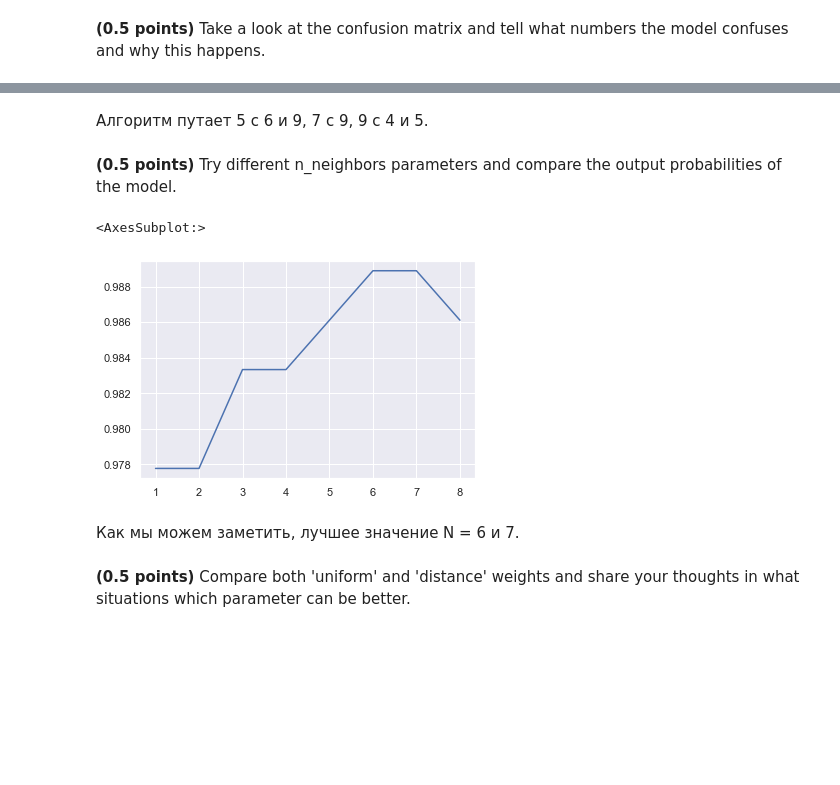
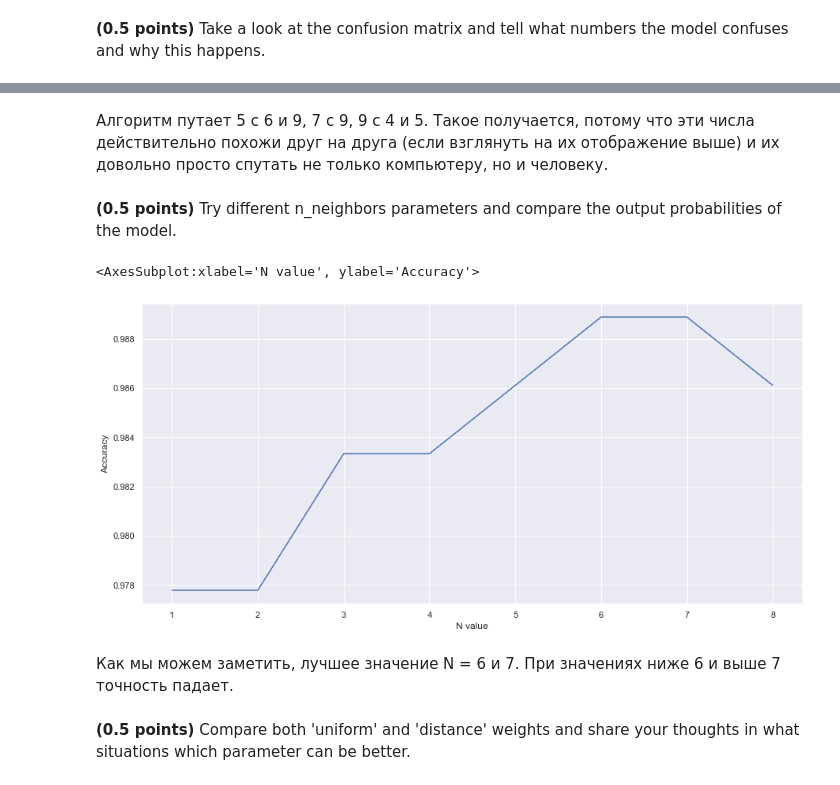
Before and after one commit to lizaveta56k/ML-22_2, a Jupyter notebook: task-5/hw_classification.ipynb, the cells around one changed output, grey strips where cells are left out. Saved outputs shown, nothing was run; the diff lists cells and outputs as text; code cells hidden in the pictures; blank space fills up the shorter version.

```diff
--- a/task-5/hw_classification.ipynb
+++ b/task-5/hw_classification.ipynb
@@ -499,22 +509,25 @@ assert test_acc > 0.98
 # %% [markdown]
-Алгоритм путает 5 с 6 и 9, 7 с 9, 9 с 4 и 5.
+Алгоритм путает 5 с 6 и 9, 7 с 9, 9 с 4 и 5. Такое получается, потому что эти числа действительно похожи друг на друга (если взглянуть на их отображение выше) и их довольно просто спутать не только компьютеру, но и человеку.
 # %% [markdown]
 **(0.5 points)** Try different n_neighbors parameters and compare the output probabilities of the model.
 # %%
+plt.figure(figsize=(15,7))
+plt.xlabel('N value')
+plt.ylabel('Accuracy')
 n_params = [1, 2, 3, 4, 5, 6, 7, 8]
 results_test = []
 
 for n in n_params:
     model = CustomKNeighborsClassifier(n_neighbors=n, weights='distance')
     result_train, result_test = get_accuracy_score(model, X_train, y_train, X_test, y_test)
     results_test.append(result_test)
 
 sns.lineplot(x=n_params, y=results_test)
 # %% [output]
-<AxesSubplot:>
+<AxesSubplot:xlabel='N value', ylabel='Accuracy'>
-[figure, old version]
+[figure, new version]
 # %% [markdown]
-Как мы можем заметить, лучшее значение N = 6 и 7.
+Как мы можем заметить, лучшее значение N = 6 и 7. При значениях ниже 6 и выше 7 точность падает.
 # %% [markdown]
 **(0.5 points)** Compare both 'uniform' and 'distance' weights and share your thoughts in what situations which parameter can be better.
 # %%
```
Also changed, not shown: parts of 25 cells of this notebook.
